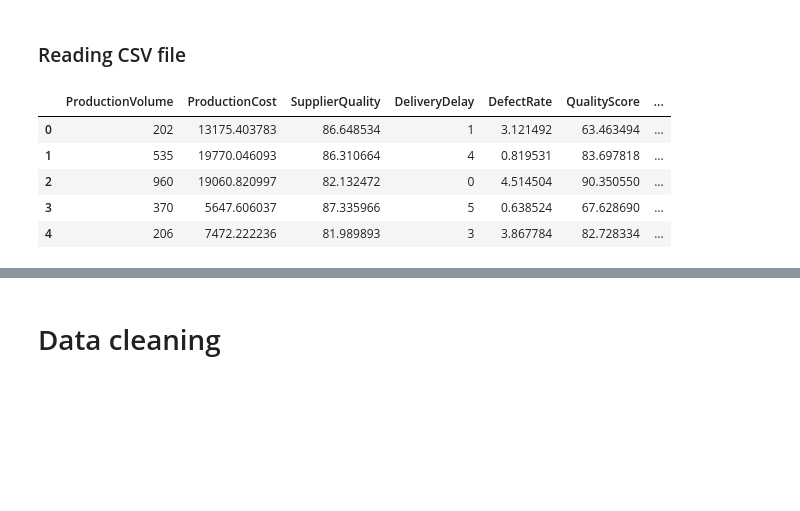
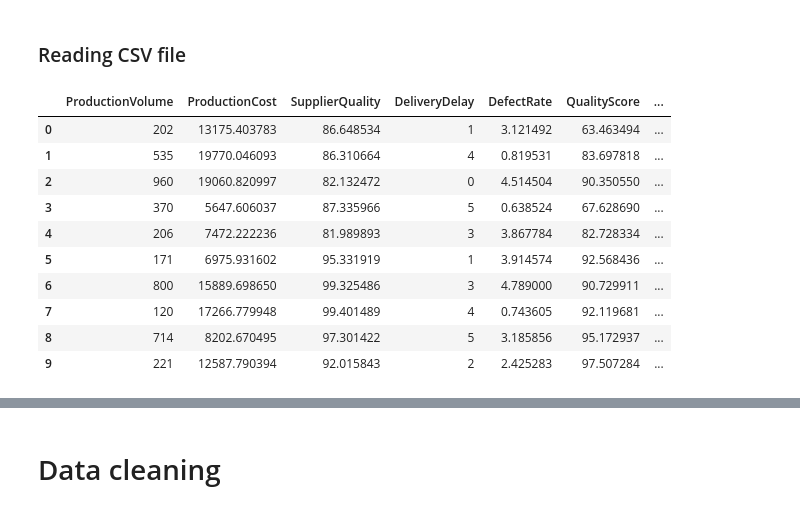
Before and after one commit to bbhatta10/Manufacturing-Quality-Analysis, a Jupyter notebook: quality.ipynb, the cells around one changed output, grey strips where cells are left out. Saved outputs shown, nothing was run; the diff lists cells and outputs as text; code cells hidden in the pictures; blank space fills up the shorter version.

```diff
--- a/quality.ipynb
+++ b/quality.ipynb
@@ -10,11 +13,16 @@ import pandas as pd
 ### Reading CSV file
 # %%
 df_quality_data = pd.read_csv('manufacturing_defect_dataset.csv')
-df_quality_data.head()
+df_quality_data.head(10)
 # %% [output]
 |  | ProductionVolume | ProductionCost | SupplierQuality | DeliveryDelay | DefectRate | QualityScore | ... |
 | 0 | 202 | 13175.403783 | 86.648534 | 1 | 3.121492 | 63.463494 | ... |
 | 1 | 535 | 19770.046093 | 86.310664 | 4 | 0.819531 | 83.697818 | ... |
 | 2 | 960 | 19060.820997 | 82.132472 | 0 | 4.514504 | 90.350550 | ... |
 | 3 | 370 | 5647.606037 | 87.335966 | 5 | 0.638524 | 67.628690 | ... |
 | 4 | 206 | 7472.222236 | 81.989893 | 3 | 3.867784 | 82.728334 | ... |
+| 5 | 171 | 6975.931602 | 95.331919 | 1 | 3.914574 | 92.568436 | ... |
+| 6 | 800 | 15889.698650 | 99.325486 | 3 | 4.789000 | 90.729911 | ... |
+| 7 | 120 | 17266.779948 | 99.401489 | 4 | 0.743605 | 92.119681 | ... |
+| 8 | 714 | 8202.670495 | 97.301422 | 5 | 3.185856 | 95.172937 | ... |
+| 9 | 221 | 12587.790394 | 92.015843 | 2 | 2.425283 | 97.507284 | ... |
```
Also changed, not shown: parts of 19 cells of this notebook, 1 other file.
